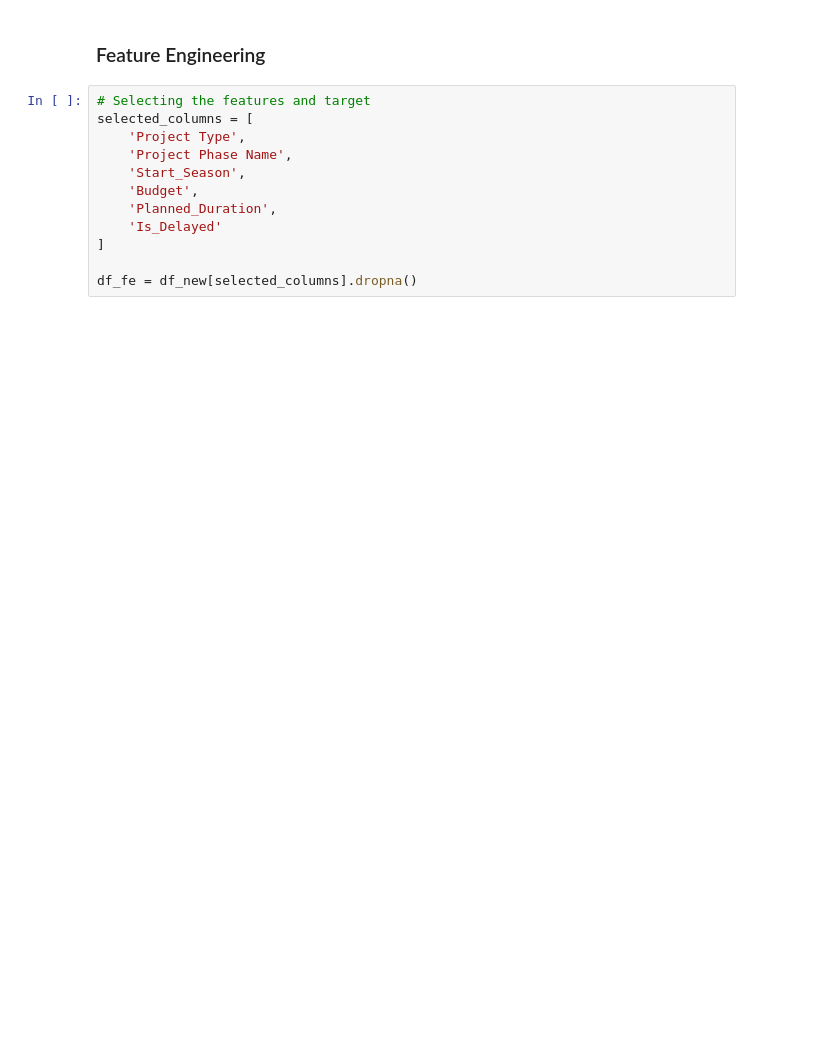
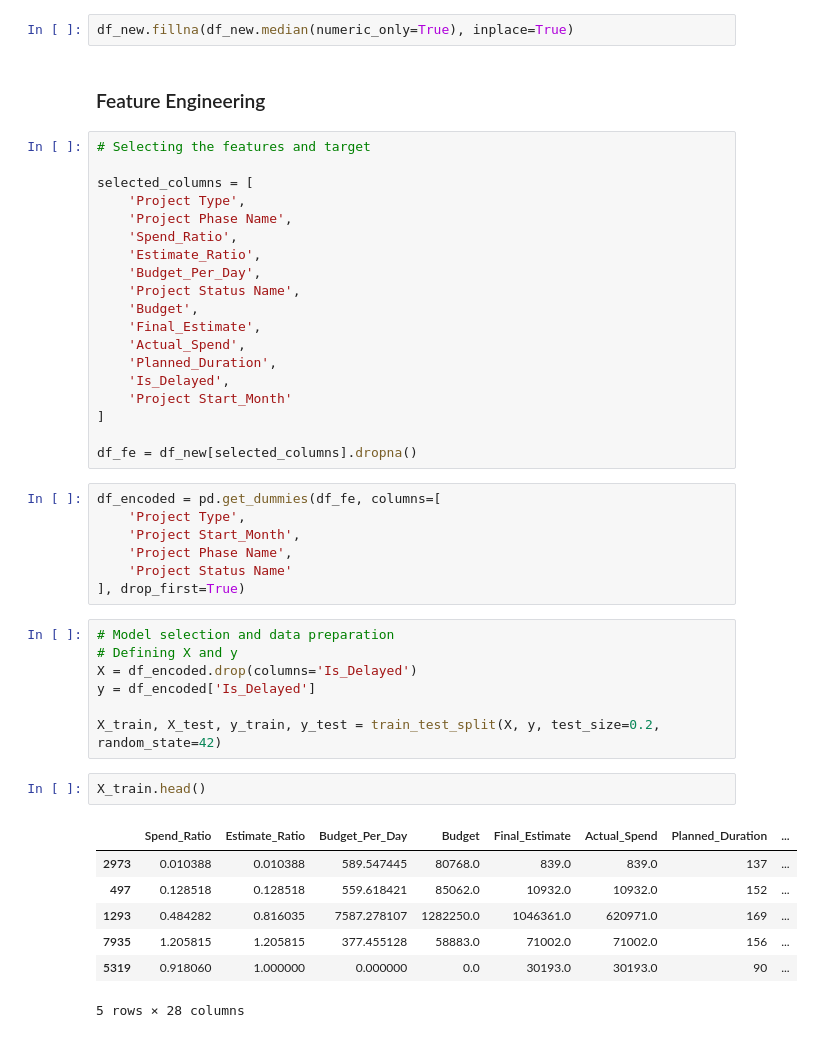
Before and after one commit to Deelaw15/Construction-Delay-Analysis, a Jupyter notebook: Delay prediction.ipynb, the cells around one changed output. Drawn from its saved outputs; the diff is of its cells as text; blank space fills up the shorter version.

```diff
--- a/Delay prediction.ipynb
+++ b/Delay prediction.ipynb
@@ -270,14 +276,47 @@ df_new.shape
+# %%
+df_new.fillna(df_new.median(numeric_only=True), inplace=True)
 # %% [markdown]
 ### Feature Engineering
 # %%
 # Selecting the features and target
+
 selected_columns = [
     'Project Type',
     'Project Phase Name',
-    'Start_Season',
+    'Spend_Ratio',
+    'Estimate_Ratio',
+    'Budget_Per_Day',
+    'Project Status Name',
     'Budget',
+    'Final_Estimate',
+    'Actual_Spend',
     'Planned_Duration',
-    'Is_Delayed'
+    'Is_Delayed',
+    'Project Start_Month'
 ]
 
 df_fe = df_new[selected_columns].dropna()
+# %%
+df_encoded = pd.get_dummies(df_fe, columns=[
+    'Project Type',
+    'Project Start_Month',
+    'Project Phase Name',
+    'Project Status Name'
+], drop_first=True)
+# %%
+# Model selection and data preparation
+# Defining X and y
+X = df_encoded.drop(columns='Is_Delayed')
+y = df_encoded['Is_Delayed']
+
+X_train, X_test, y_train, y_test = train_test_split(X, y, test_size=0.2, random_state=42)
+# %%
+X_train.head()
+# %% [output]
+|  | Spend_Ratio | Estimate_Ratio | Budget_Per_Day | Budget | Final_Estimate | Actual_Spend | Planned_Duration | ... |
+| 2973 | 0.010388 | 0.010388 | 589.547445 | 80768.0 | 839.0 | 839.0 | 137 | ... |
+| 497 | 0.128518 | 0.128518 | 559.618421 | 85062.0 | 10932.0 | 10932.0 | 152 | ... |
+| 1293 | 0.484282 | 0.816035 | 7587.278107 | 1282250.0 | 1046361.0 | 620971.0 | 169 | ... |
+| 7935 | 1.205815 | 1.205815 | 377.455128 | 58883.0 | 71002.0 | 71002.0 | 156 | ... |
+| 5319 | 0.918060 | 1.000000 | 0.000000 | 0.0 | 30193.0 | 30193.0 | 90 | ... |
+5 rows × 28 columns
```
Also changed, not shown: parts of 13 cells of this notebook, 2 other files.
